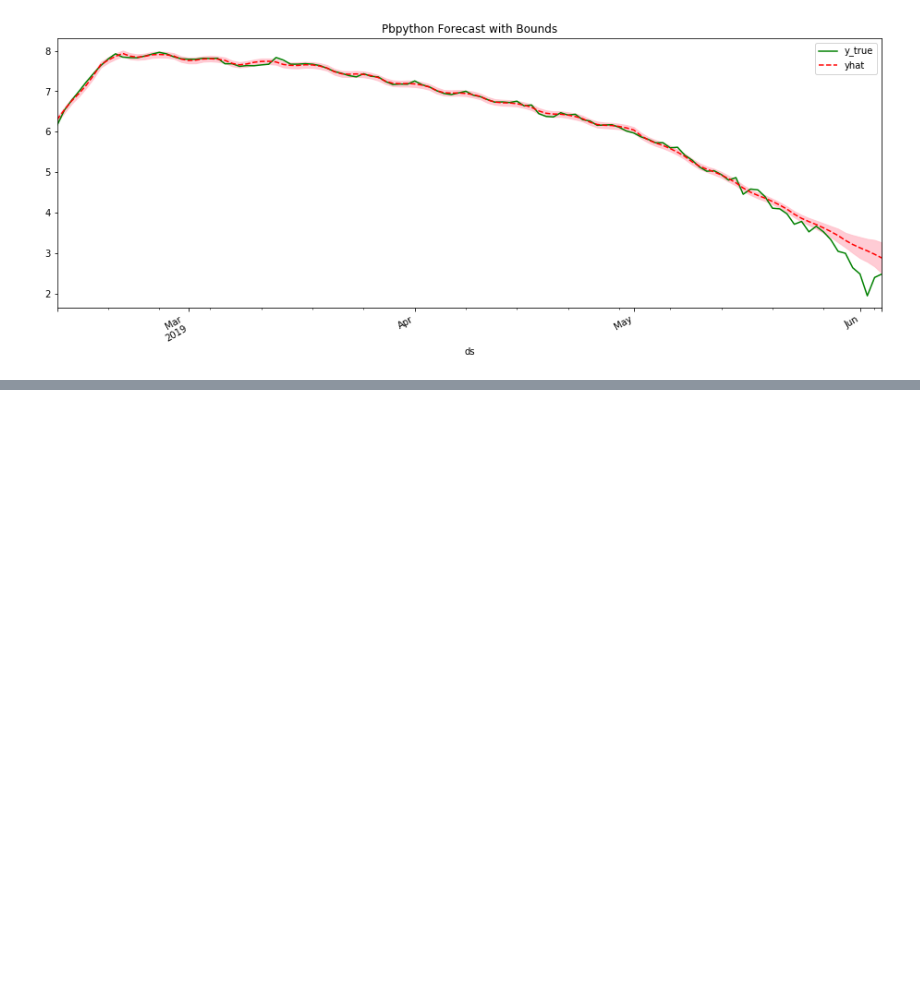
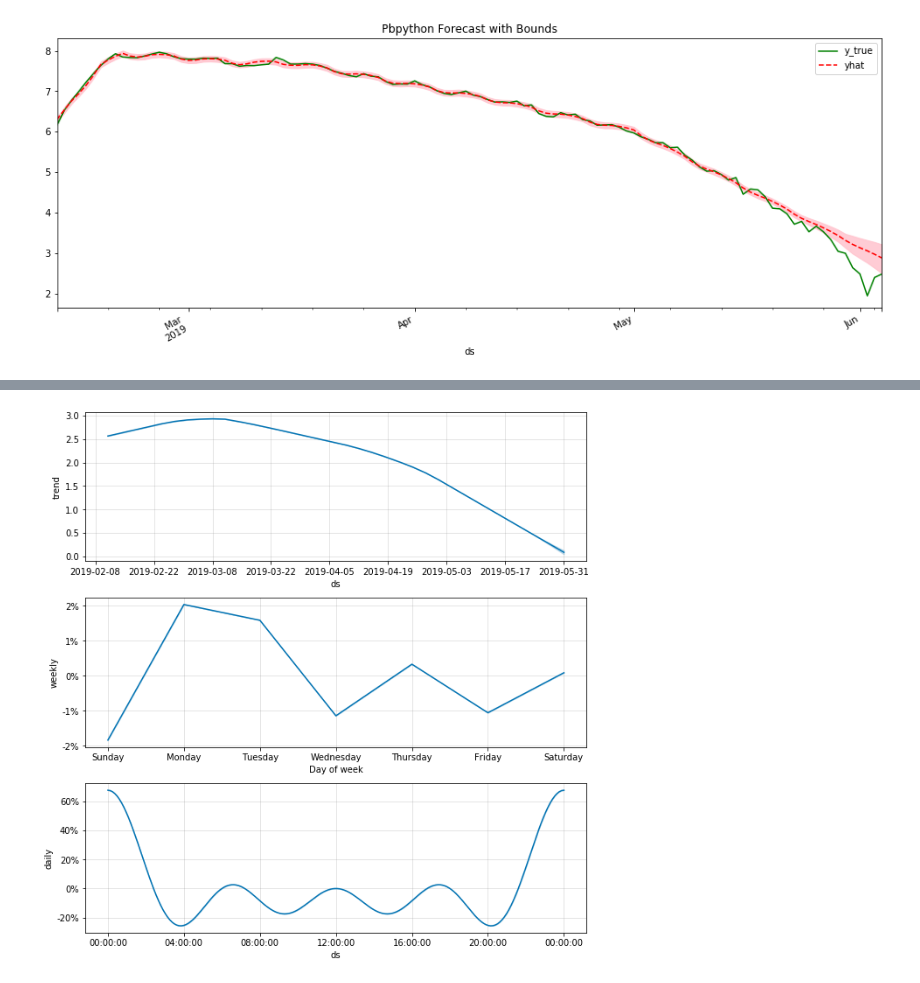
Before and after one commit to hanhanwu/Hanhan_Break_the_Limits, a Jupyter notebook: Bank_Fantasy/Golden_Bridge/prophet_forecast.ipynb, the cells around one changed output, grey strips where cells are left out. Cells and saved outputs as stored; diff of their text form; code cells hidden in the pictures; blank space fills up the shorter version.

```diff
--- a/Bank_Fantasy/Golden_Bridge/prophet_forecast.ipynb
+++ b/Bank_Fantasy/Golden_Bridge/prophet_forecast.ipynb
@@ -214,0 +219,6 @@ fig.autofmt_xdate(bottom=0.3, rotation=30, ha='right')
+# %%
+train = pd.DataFrame(ts_log_train2.copy())
+train['ds'] = train.index
+train['y'] = ts_log_train2.values
+train.drop(['client_count'], inplace=True, axis=1)
+train.head()
@@ -214,0 +233,6 @@ fig.autofmt_xdate(bottom=0.3, rotation=30, ha='right')
+# %%
+test = pd.DataFrame(ts_log_test2.copy())
+test['ds'] = test.index
+test['y'] = ts_log_test2.values
+test.drop(['client_count'], inplace=True, axis=1)
+test.head()
@@ -214,0 +247,7 @@ fig.autofmt_xdate(bottom=0.3, rotation=30, ha='right')
+# %%
+import warnings
+warnings.filterwarnings("ignore")
+
+model_log2 = Prophet(daily_seasonality = True, yearly_seasonality=False, seasonality_mode = 'multiplicative',
+                seasonality_prior_scale=0.1)  # seasonality_prior_scale decides the influence of seasonality
+model_log2.fit(train)
@@ -214,0 +256,7 @@ fig.autofmt_xdate(bottom=0.3, rotation=30, ha='right')
+# %%
+periods = len(test.index)
+print(periods)
+future = model_log2.make_future_dataframe(periods=periods)
+forecast = model_log2.predict(future)
+
+forecast.head()
@@ -214,0 +271,4 @@ fig.autofmt_xdate(bottom=0.3, rotation=30, ha='right')
+# %%
+fig1 = model_log2.plot_components(forecast)
+# %% [output]
+[figure, added]
```
Also changed, not shown: parts of 34 cells of this notebook.
